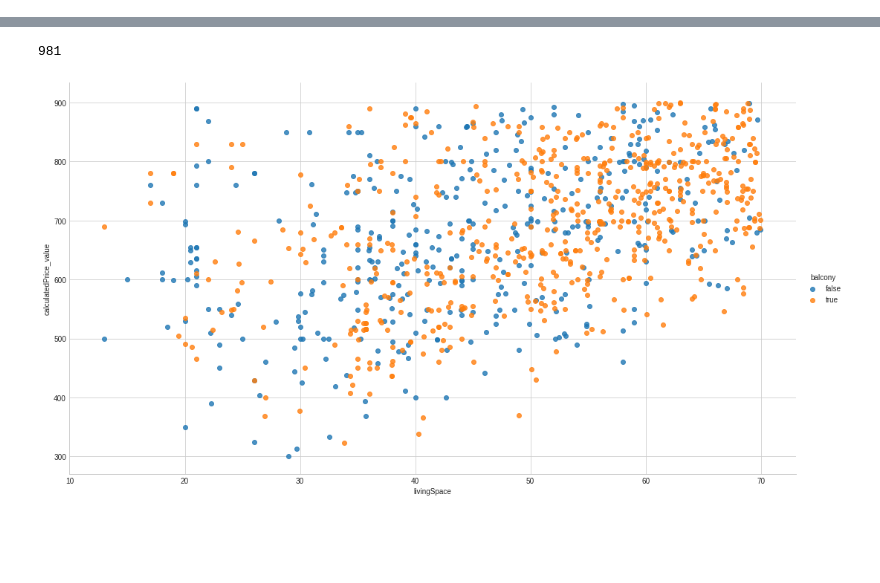
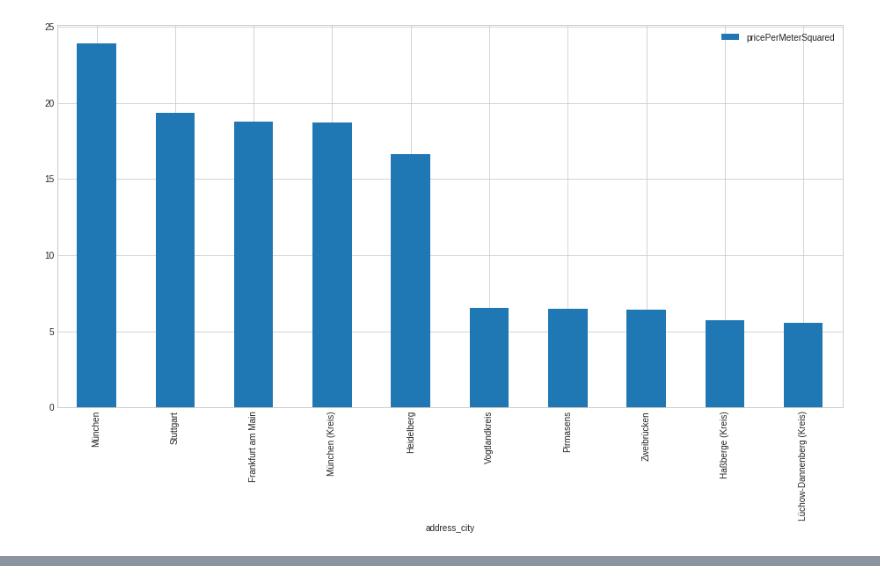
Before and after one commit to shimshir/ds, a Jupyter notebook: is24/is24analisis.ipynb, the cells around one changed output, grey strips where cells are left out. Cells and saved outputs as stored; diff of their text form; code cells hidden in the pictures; blank space fills up the shorter version.

```diff
--- a/is24/is24analisis.ipynb
+++ b/is24/is24analisis.ipynb
@@ -26,3 +45,9 @@ df = pd.read_csv('data/is24_89737_1530561783410.csv', index_col=0, encoding='utf
+# %%
+avg_df = df.groupby('address_city').median()
+avg_df = avg_df[['pricePerMeterSquared']].sort_values(by=['pricePerMeterSquared'], ascending=False)
+avg_df[:5].append(avg_df[-5:]).plot.bar(figsize=(16, 8));
+# %% [output]
+[figure, added]
 # %%
 df.head()
 # %% [output]
@@ -33,20 +58,3 @@ df.head()
 | 105292933 | Erfurt | Löbervorstadt | 99096.0 | 50.96571 | 11.03207 | false | ... |
 | 105248601 | Berlin | Köpenick (Köpenick) | 12557.0 | 52.43243 | 13.57142 | true | ... |
 | 105623436 | Bremerhaven | Wulsdorf | 27572.0 | 53.50972 | 8.59401 | true | ... |
-# %%
-filtered_df = df[(df.livingSpace < 70) &
-   (df.calculatedPrice_value < 900) &
-   (df.address_city.str.contains('Berlin'))]
-len(filtered_df)
-# %% [output]
-981
-# %%
-sns.lmplot('livingSpace',
-           'calculatedPrice_value',
-           data=filtered_df,
-           fit_reg=False,
-           hue='balcony',
-           size=8,
-           aspect=1.8);
-# %% [output]
-[figure, removed]
```
Also changed, not shown: parts of 8 cells of this notebook.
